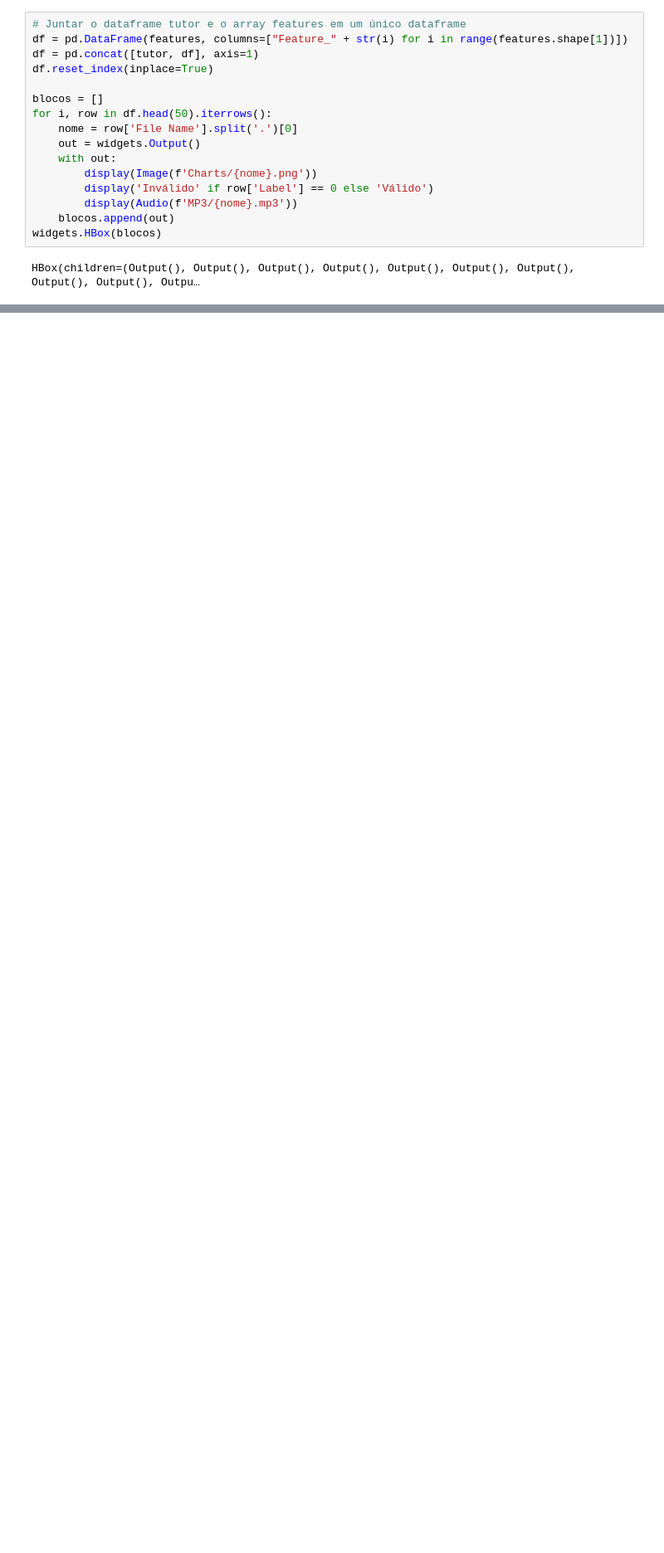
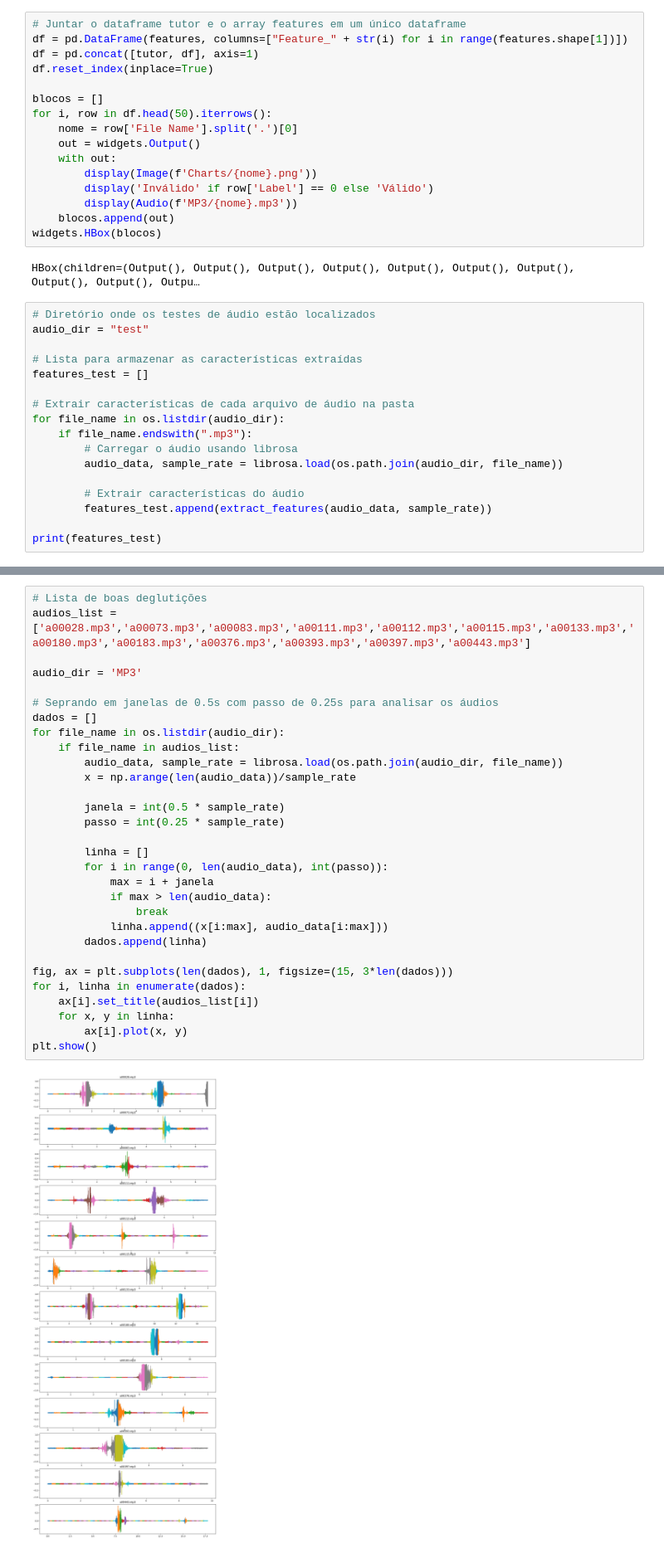
Before and after one commit to jorgechristino/detector_degluticoes_ia, a Jupyter notebook: main.ipynb, the cells around one changed output, grey strips where cells are left out. Shown: that part at 83% size. Drawn from its saved outputs; the diff is of its cells as text; blank space fills up the shorter version.

Commit message:
Testes e Análise de dados com boas deglutições

```diff
--- a/main.ipynb
+++ b/main.ipynb
@@ -211,3 +214,20 @@ for i, row in df.head(50).iterrows():
 widgets.HBox(blocos)
 # %% [output]
 HBox(children=(Output(), Output(), Output(), Output(), Output(), Output(), Output(), Output(), Output(), Outpu…
+# %%
+# Diretório onde os testes de áudio estão localizados
+audio_dir = "test"
+
+# Lista para armazenar as características extraídas
+features_test = []
+
+# Extrair características de cada arquivo de áudio na pasta
+for file_name in os.listdir(audio_dir):
+    if file_name.endswith(".mp3"):
+        # Carregar o áudio usando librosa
+        audio_data, sample_rate = librosa.load(os.path.join(audio_dir, file_name))
+
+        # Extrair características do áudio
+        features_test.append(extract_features(audio_data, sample_rate))
+
+print(features_test)
@@ -213,0 +259,32 @@ HBox(children=(Output(), Output(), Output(), Output(), Output(), Output(), Outpu
+# %%
+# Lista de boas deglutições
+audios_list = ['a00028.mp3','a00073.mp3','a00083.mp3','a00111.mp3','a00112.mp3','a00115.mp3','a00133.mp3','a00180.mp3','a00183.mp3','a00376.mp3','a00393.mp3','a00397.mp3','a00443.mp3']
+
+audio_dir = 'MP3'
+
+# Seprando em janelas de 0.5s com passo de 0.25s para analisar os áudios
+dados = []
+for file_name in os.listdir(audio_dir):
+    if file_name in audios_list:
+        audio_data, sample_rate = librosa.load(os.path.join(audio_dir, file_name))
+        x = np.arange(len(audio_data))/sample_rate
+
+        janela = int(0.5 * sample_rate)
+        passo = int(0.25 * sample_rate)
+
+        linha = []
+        for i in range(0, len(audio_data), int(passo)):
+            max = i + janela
+            if max > len(audio_data):
+                break
+            linha.append((x[i:max], audio_data[i:max]))
+        dados.append(linha)
+
+fig, ax = plt.subplots(len(dados), 1, figsize=(15, 3*len(dados)))
+for i, linha in enumerate(dados):
+    ax[i].set_title(audios_list[i])
+    for x, y in linha:
+        ax[i].plot(x, y)
+plt.show()
+# %% [output]
+[figure, added]
```
Also changed, not shown: parts of 5 cells of this notebook, 15 other files.
